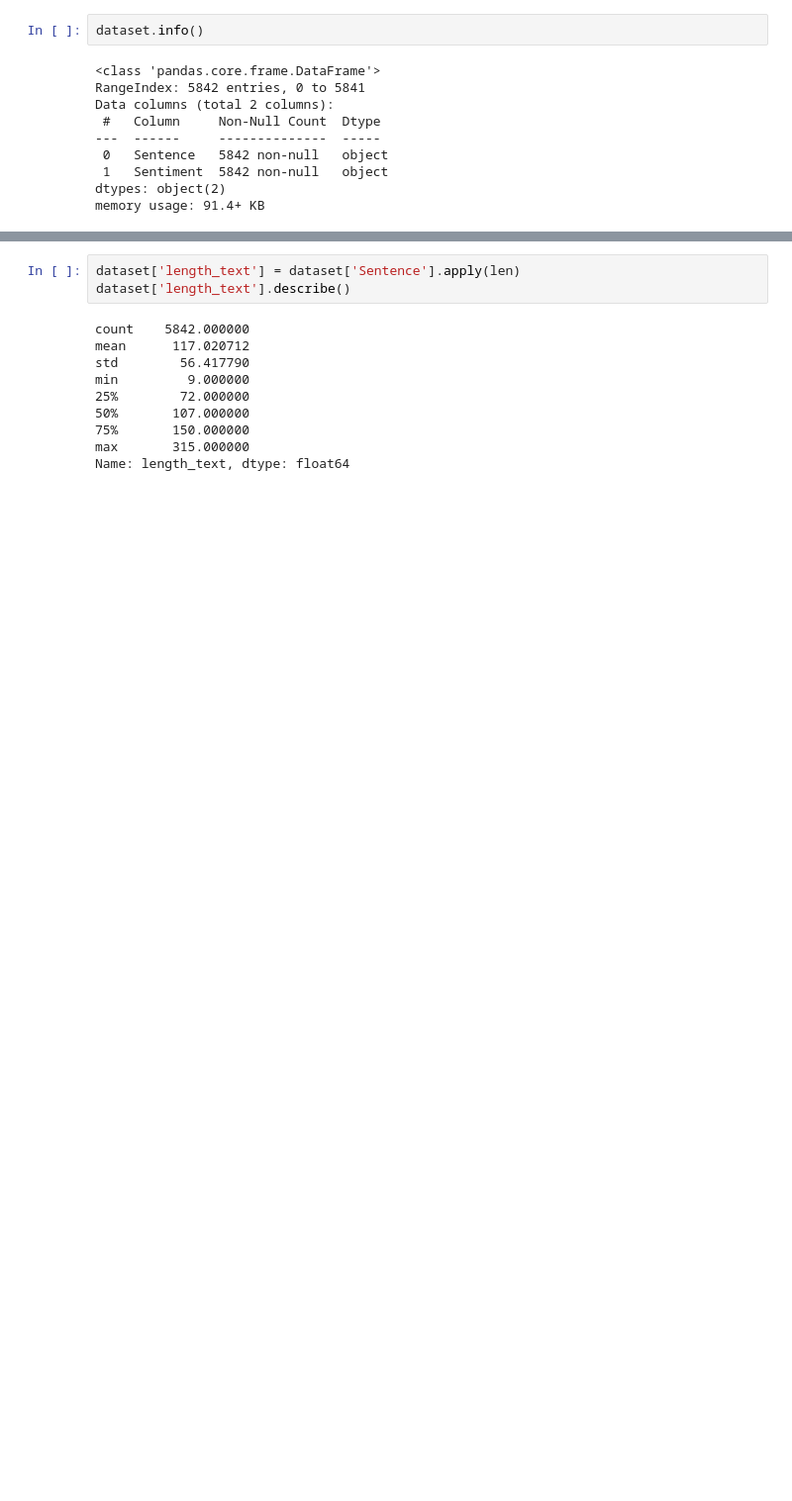
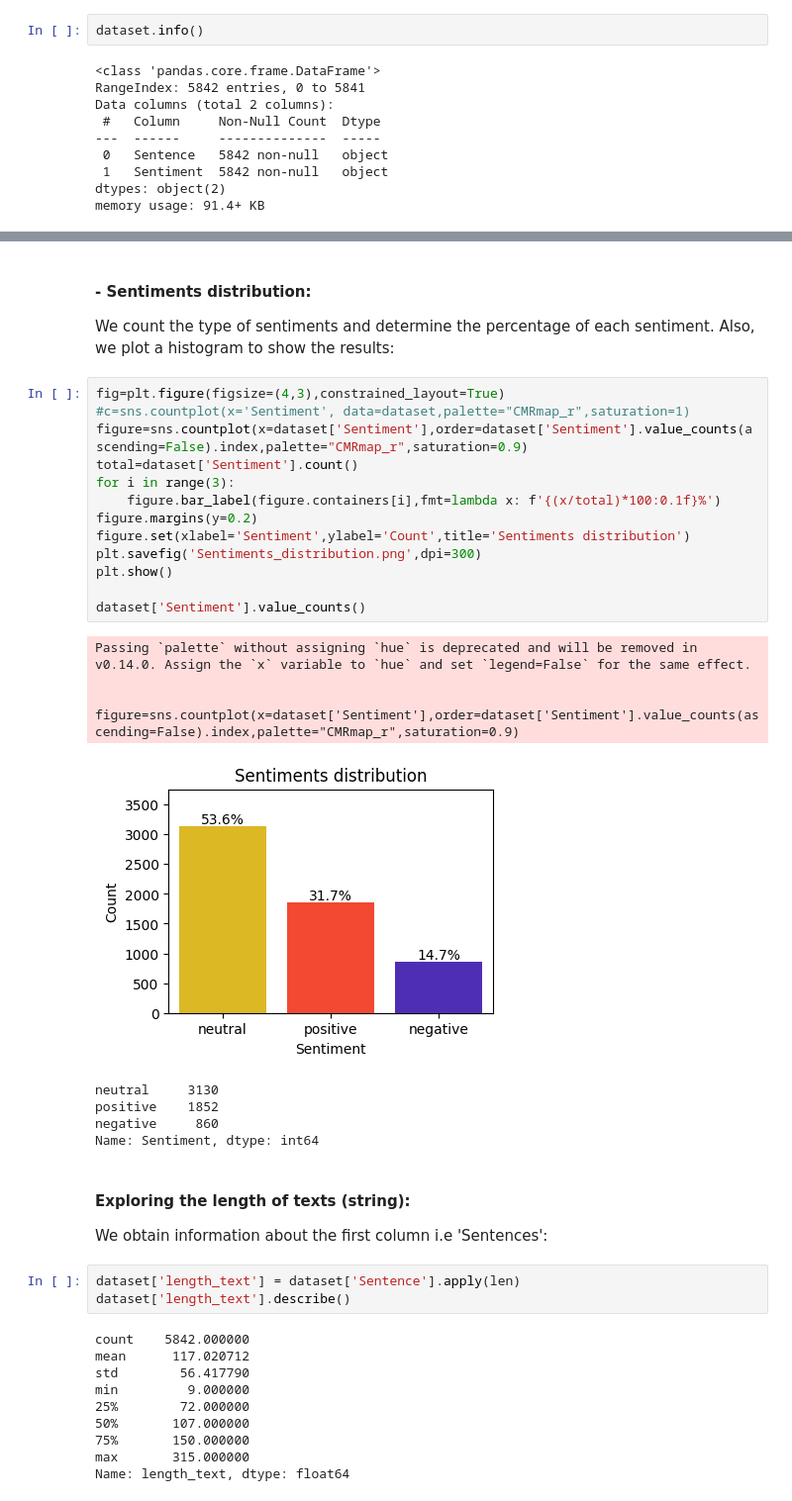
Before and after one commit to josuhinrichs/mandacaru-desafio2, a Jupyter notebook: desafio2.ipynb, the cells around one changed output, grey strips where cells are left out. Shown: that part at 99% size. Cells and saved outputs as stored; diff of their text form; blank space fills up the shorter version.

```diff
--- a/desafio2.ipynb
+++ b/desafio2.ipynb
@@ -65,3 +92,31 @@ Name: count, dtype: int64
+# %% [markdown]
+#### - Sentiments distribution:
+We count the type of sentiments and determine the percentage of each sentiment. Also, we plot a histogram to show the results:
+# %%
+fig=plt.figure(figsize=(4,3),constrained_layout=True)
+#c=sns.countplot(x='Sentiment', data=dataset,palette="CMRmap_r",saturation=1)
+figure=sns.countplot(x=dataset['Sentiment'],order=dataset['Sentiment'].value_counts(ascending=False).index,palette="CMRmap_r",saturation=0.9)
+total=dataset['Sentiment'].count()
+for i in range(3):
+    figure.bar_label(figure.containers[i],fmt=lambda x: f'{(x/total)*100:0.1f}%')
+figure.margins(y=0.2)
+figure.set(xlabel='Sentiment',ylabel='Count',title='Sentiments distribution')
+plt.savefig('Sentiments_distribution.png',dpi=300)
+plt.show()
+
+dataset['Sentiment'].value_counts()
+# %% [output]
+Passing `palette` without assigning `hue` is deprecated and will be removed in v0.14.0. Assign the `x` variable to `hue` and set `legend=False` for the same effect.
+
+  figure=sns.countplot(x=dataset['Sentiment'],order=dataset['Sentiment'].value_counts(ascending=False).index,palette="CMRmap_r",saturation=0.9)
+[figure, added]
+neutral     3130
+positive    1852
+negative     860
+Name: Sentiment, dtype: int64
+# %% [markdown]
+#### Exploring the length of texts (string):
+We obtain information about the first column i.e 'Sentences':
 # %%
 dataset['length_text'] = dataset['Sentence'].apply(len)
 dataset['length_text'].describe()
```
Also changed, not shown: parts of 24 cells of this notebook, 1 other file.
